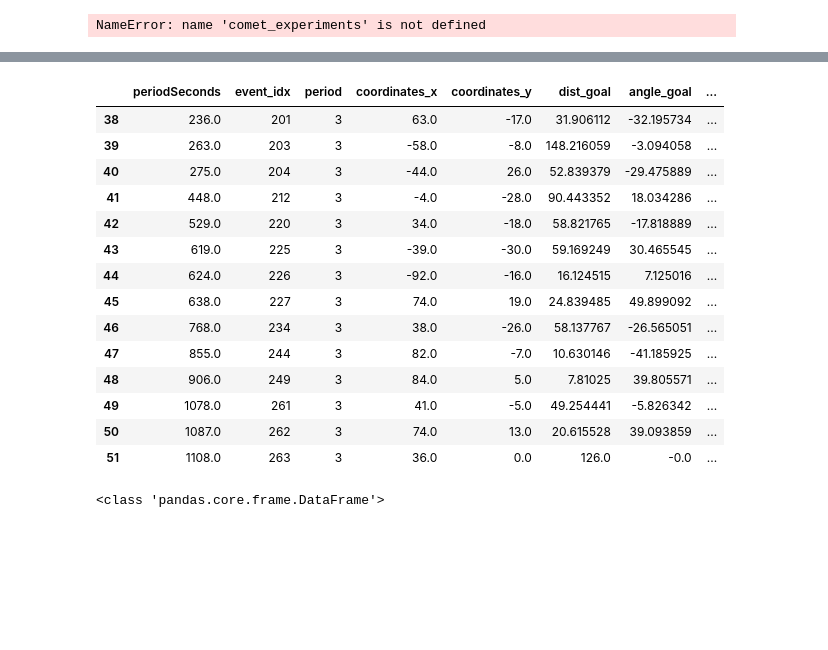
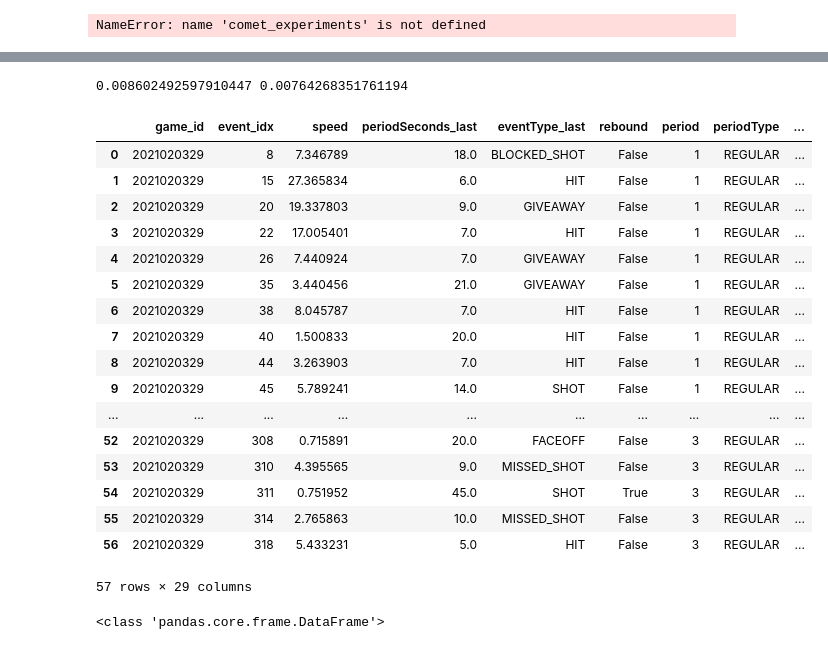
Before and after one commit to Jawing/ift6758-project-template-main, a Jupyter notebook: dashboard.ipynb, the cells around one changed output, grey strips where cells are left out. Saved outputs shown, nothing was run; the diff lists cells and outputs as text; code cells hidden in the pictures; blank space fills up the shorter version.

```diff
--- a/dashboard.ipynb
+++ b/dashboard.ipynb
@@ -83,0 +95,5 @@ New events
+# %%
+from ift6758.ift6758.client.client import GameClient
+
+g = GameClient()
+X, X_hometeam,X_awayteam,period_num,period_time,xG_home,xG_away = g.ping_game(2021020329)
@@ -84,21 +129,28 @@ New events
+# %%
+print(xG_home,xG_away)
+# %% [output]
+0.008602492597910447 0.00764268351761194
 # %%
-df_gameid
+display(X)
 # %% [output]
-|  | periodSeconds | event_idx | period | coordinates_x | coordinates_y | dist_goal | angle_goal | ... |
-| 38 | 236.0 | 201 | 3 | 63.0 | -17.0 | 31.906112 | -32.195734 | ... |
-| 39 | 263.0 | 203 | 3 | -58.0 | -8.0 | 148.216059 | -3.094058 | ... |
-| 40 | 275.0 | 204 | 3 | -44.0 | 26.0 | 52.839379 | -29.475889 | ... |
-| 41 | 448.0 | 212 | 3 | -4.0 | -28.0 | 90.443352 | 18.034286 | ... |
-| 42 | 529.0 | 220 | 3 | 34.0 | -18.0 | 58.821765 | -17.818889 | ... |
-| 43 | 619.0 | 225 | 3 | -39.0 | -30.0 | 59.169249 | 30.465545 | ... |
-| 44 | 624.0 | 226 | 3 | -92.0 | -16.0 | 16.124515 | 7.125016 | ... |
-| 45 | 638.0 | 227 | 3 | 74.0 | 19.0 | 24.839485 | 49.899092 | ... |
-| 46 | 768.0 | 234 | 3 | 38.0 | -26.0 | 58.137767 | -26.565051 | ... |
-| 47 | 855.0 | 244 | 3 | 82.0 | -7.0 | 10.630146 | -41.185925 | ... |
-| 48 | 906.0 | 249 | 3 | 84.0 | 5.0 | 7.81025 | 39.805571 | ... |
-| 49 | 1078.0 | 261 | 3 | 41.0 | -5.0 | 49.254441 | -5.826342 | ... |
-| 50 | 1087.0 | 262 | 3 | 74.0 | 13.0 | 20.615528 | 39.093859 | ... |
-| 51 | 1108.0 | 263 | 3 | 36.0 | 0.0 | 126.0 | -0.0 | ... |
+|  | game_id | event_idx | speed | periodSeconds_last | eventType_last | rebound | period | periodType | ... |
+| 0 | 2021020329 | 8 | 7.346789 | 18.0 | BLOCKED_SHOT | False | 1 | REGULAR | ... |
+| 1 | 2021020329 | 15 | 27.365834 | 6.0 | HIT | False | 1 | REGULAR | ... |
+| 2 | 2021020329 | 20 | 19.337803 | 9.0 | GIVEAWAY | False | 1 | REGULAR | ... |
+| 3 | 2021020329 | 22 | 17.005401 | 7.0 | HIT | False | 1 | REGULAR | ... |
+| 4 | 2021020329 | 26 | 7.440924 | 7.0 | GIVEAWAY | False | 1 | REGULAR | ... |
+| 5 | 2021020329 | 35 | 3.440456 | 21.0 | GIVEAWAY | False | 1 | REGULAR | ... |
+| 6 | 2021020329 | 38 | 8.045787 | 7.0 | HIT | False | 1 | REGULAR | ... |
+| 7 | 2021020329 | 40 | 1.500833 | 20.0 | HIT | False | 1 | REGULAR | ... |
+| 8 | 2021020329 | 44 | 3.263903 | 7.0 | HIT | False | 1 | REGULAR | ... |
+| 9 | 2021020329 | 45 | 5.789241 | 14.0 | SHOT | False | 1 | REGULAR | ... |
+| ... | ... | ... | ... | ... | ... | ... | ... | ... | ... |
+| 52 | 2021020329 | 308 | 0.715891 | 20.0 | FACEOFF | False | 3 | REGULAR | ... |
+| 53 | 2021020329 | 310 | 4.395565 | 9.0 | MISSED_SHOT | False | 3 | REGULAR | ... |
+| 54 | 2021020329 | 311 | 0.751952 | 45.0 | SHOT | True | 3 | REGULAR | ... |
+| 55 | 2021020329 | 314 | 2.765863 | 10.0 | MISSED_SHOT | False | 3 | REGULAR | ... |
+| 56 | 2021020329 | 318 | 5.433231 | 5.0 | HIT | False | 3 | REGULAR | ... |
+57 rows × 29 columns
 # %%
 print(type(df_gameid))
 # %% [output]
```
Also changed, not shown: parts of 4 cells of this notebook, 5 other files.
